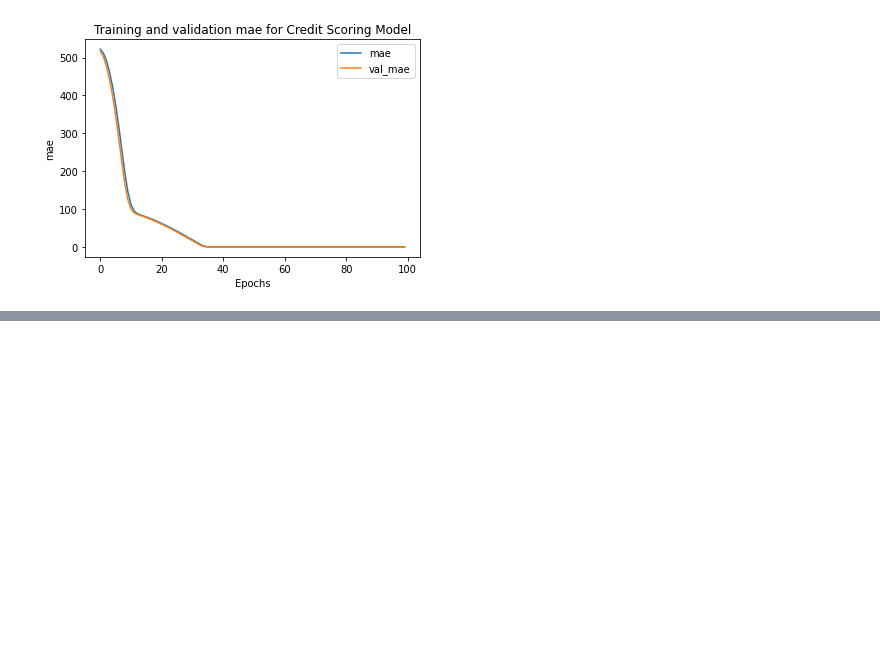
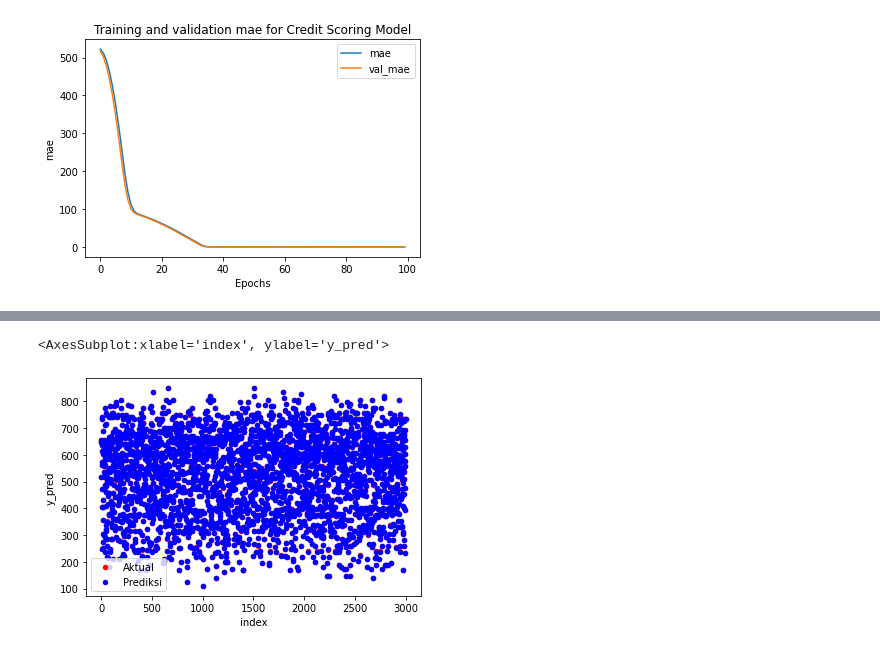
Before and after one commit to imamfirdaus-if/kasbaik, a Jupyter notebook: machine-learning/models/credit-scoring/credit-scoringmodel V4.ipynb, the cells around one changed output, grey strips where cells are left out. Cells and saved outputs as stored; diff of their text form; code cells hidden in the pictures; blank space fills up the shorter version.

```diff
--- a/machine-learning/models/credit-scoring/credit-scoringmodel V4.ipynb
+++ b/machine-learning/models/credit-scoring/credit-scoringmodel V4.ipynb
@@ -241,0 +306,7 @@ plot_graphs(history, "mae")
+# %%
+yv = y_vld.reset_index()
+yvv = yv.reset_index()
+print(yvv)
+
+yp = y_pred.reset_index()
+print(yp)
@@ -241,0 +331,8 @@ plot_graphs(history, "mae")
+# %%
+ax = yvv.plot(kind='scatter',x='level_0', y='y_vld',
+                                           color='Red', label='Aktual')
+yp.plot(kind='scatter', x='index', y='y_pred',
+                                          color='Blue', label='Prediksi', ax=ax)
+# %% [output]
+<AxesSubplot:xlabel='index', ylabel='y_pred'>
+[figure, added]
```
Also changed, not shown: parts of 11 cells of this notebook.
